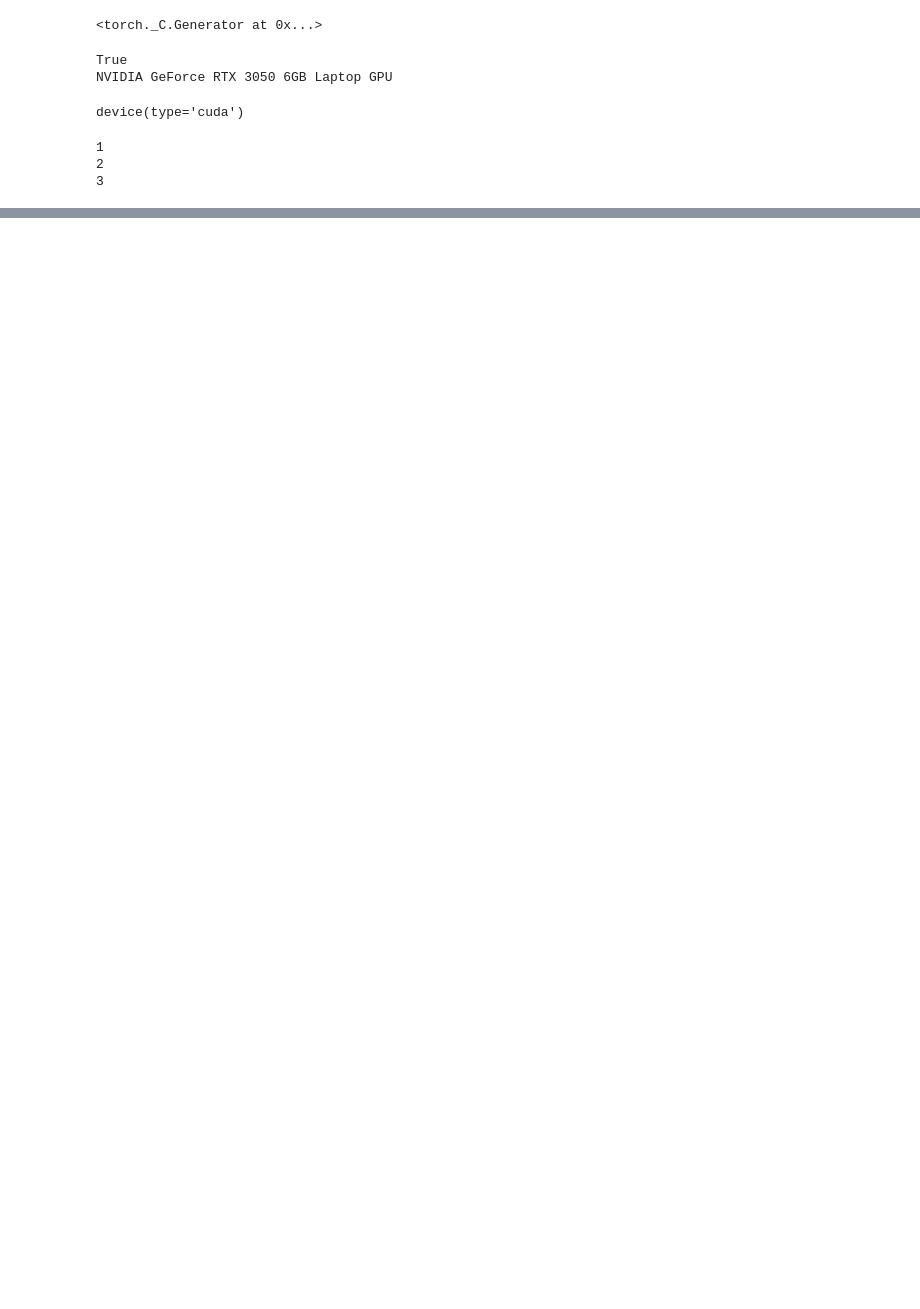
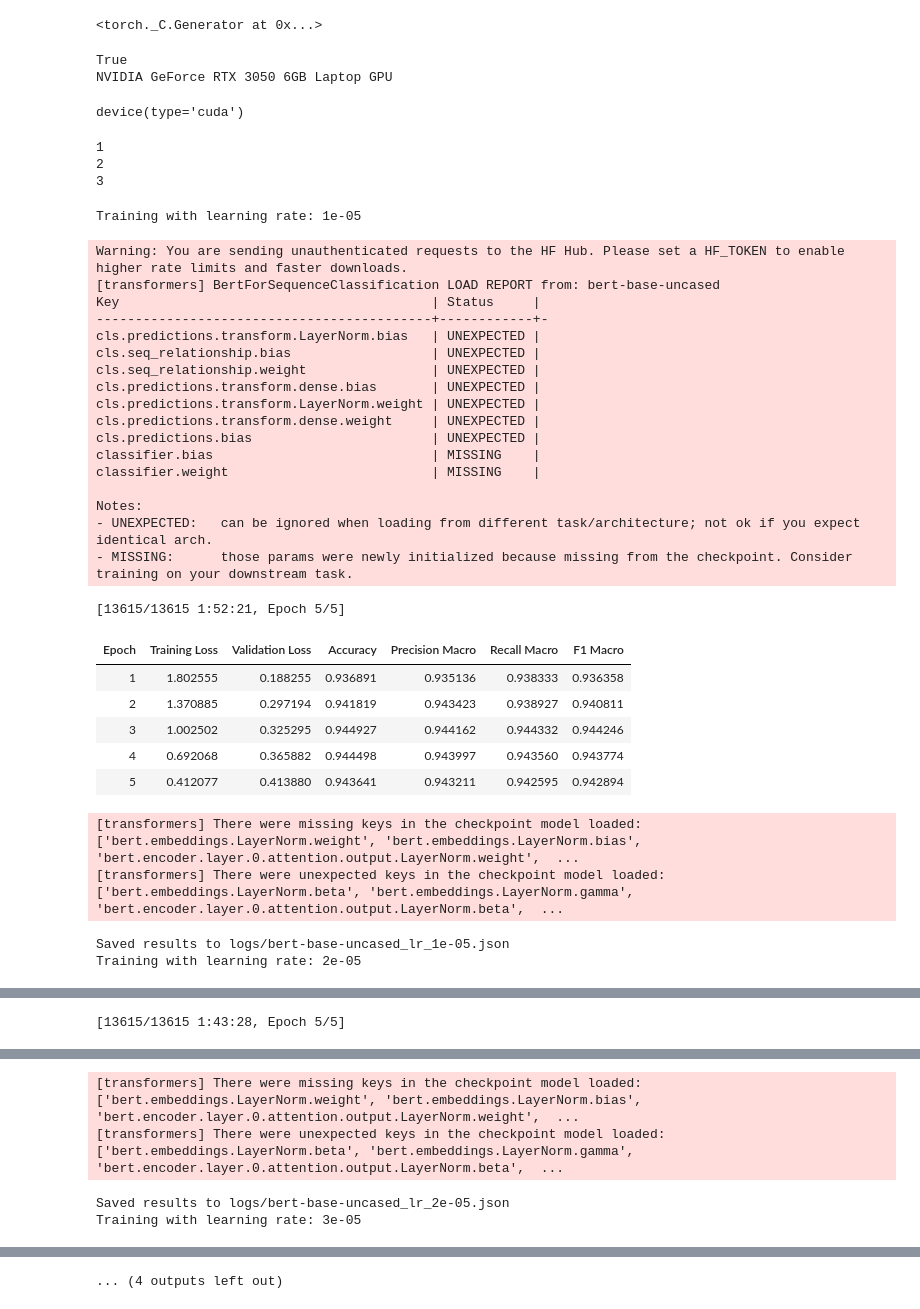
Before and after one commit to takiboti2/fakenewsclassification-demo, a Jupyter notebook: DistilBERT_model.ipynb, the cells around one changed output, grey strips where cells are left out. Saved outputs shown, nothing was run; the diff lists cells and outputs as text; code cells hidden in the pictures; blank space fills up the shorter version.

```diff
--- a/DistilBERT_model.ipynb
+++ b/DistilBERT_model.ipynb
@@ -58,5 +62,5 @@ def tokenize_dataset(x, y):
 # %%
-ds_train, ds_val = tokenize_dataset(X_train, y_train), tokenize_dataset(X_val, y_val)
+ds_train, ds_val = tokenize_dataset(X_train, y_train, "bert-base-uncased"), tokenize_dataset(X_val, y_val, "bert-base-uncased")
 # %%
 import numpy as np
 from sklearn.metrics import accuracy_score, precision_recall_fscore_support
@@ -85,18 +89,23 @@ from transformers import (
     DataCollatorWithPadding,
 )
 
+import torch
 import gc
+import json
+from pathlib import Path
 
-def training_loop(learning_rate):
-    print(f"training with learning rate {learning_rate}")
 
-    model = init_model()
+def training_loop(learning_rate, model_name, per_device_train_batch_size, gradient_accumulation_step):
+    print(f"Training with learning rate: {learning_rate}")
+
+    model = init_model(model_name)
+
     training_args = TrainingArguments(
-        output_dir=f"models/distilbert_{learning_rate}",
+        output_dir=f"models/{model_name}_{learning_rate}",
         learning_rate=learning_rate,
-        per_device_train_batch_size=4,
+        per_device_train_batch_size=per_device_train_batch_size,
         per_device_eval_batch_size=4,
-        gradient_accumulation_steps=4,
+        gradient_accumulation_steps=gradient_accumulation_step,
         num_train_epochs=5,
         weight_decay=0.01,
         fp16=torch.cuda.is_available(),
@@ -105,11 +114,12 @@ def training_loop(learning_rate):
         load_best_model_at_end=True,
         metric_for_best_model="f1_macro",
         greater_is_better=True,
-        save_total_limit=2,
-        logging_steps=100,
+        save_total_limit=5,
+        logging_strategy="epoch",
         report_to="none",
         seed=42,
     )
+    tokenizer = AutoTokenizer.from_pretrained(model_name)
 
     trainer = Trainer(
         model=model,
@@ -120,7 +130,11 @@ def training_loop(learning_rate):
         data_collator=DataCollatorWithPadding(tokenizer),
         compute_metrics=compute_metrics,
     )
+
     trainer.train()
+
+    results = []
+
     for log in trainer.state.log_history:
         if "eval_f1_macro" in log:
             results.append({
@@ -133,6 +147,17 @@ def training_loop(learning_rate):
                 "val_f1": log["eval_f1_macro"],
             })
 
+    # Create logs directory if necessary
+    Path("logs").mkdir(parents=True, exist_ok=True)
+
+    # Save a separate JSON file for each learning rate
+    log_path = f"logs/{model_name}_lr_{learning_rate}.json"
+
+    with open(log_path, "w", encoding="utf-8") as f:
+        json.dump(results, f, indent=4)
+
+    print(f"Saved results to {log_path}")
+
     del trainer, model
     gc.collect()
 
@@ -140,3 +165,38 @@ def training_loop(learning_rate):
         torch.cuda.empty_cache()
 
     return results
+# %%
+ds_train, ds_val = tokenize_dataset(X_train, y_train, "bert-base-uncased"), tokenize_dataset(X_val, y_val, "bert-base-uncased")
+all_results = []
+for learning_rate in [1e-5, 2e-5, 3e-5]:
+    all_results.extend(training_loop(learning_rate, "bert-base-uncased", 2, 8))
+# %% [output]
+Training with learning rate: 1e-05
+Warning: You are sending unauthenticated requests to the HF Hub. Please set a HF_TOKEN to enable higher rate limits and faster downloads.
+[transformers] BertForSequenceClassification LOAD REPORT from: bert-base-uncased
+Key                                        | Status     |
+-------------------------------------------+------------+-
+cls.predictions.transform.LayerNorm.bias   | UNEXPECTED |
+cls.seq_relationship.bias                  | UNEXPECTED |
+cls.seq_relationship.weight                | UNEXPECTED |
+cls.predictions.transform.dense.bias       | UNEXPECTED |
+cls.predictions.transform.LayerNorm.weight | UNEXPECTED |
+cls.predictions.transform.dense.weight     | UNEXPECTED |
+cls.predictions.bias                       | UNEXPECTED |
+classifier.bias                            | MISSING    |
+classifier.weight                          | MISSING    |
+
+Notes:
+- UNEXPECTED:   can be ignored when loading from different task/architecture; not ok if you expect identical arch.
+- MISSING:      those params were newly initialized because missing from the checkpoint. Consider training on your downstream task.
+[13615/13615 1:52:21, Epoch 5/5]
+| Epoch | Training Loss | Validation Loss | Accuracy | Precision Macro | Recall Macro | F1 Macro |
+| 1 | 1.802555 | 0.188255 | 0.936891 | 0.935136 | 0.938333 | 0.936358 |
+| 2 | 1.370885 | 0.297194 | 0.941819 | 0.943423 | 0.938927 | 0.940811 |
+| 3 | 1.002502 | 0.325295 | 0.944927 | 0.944162 | 0.944332 | 0.944246 |
+| 4 | 0.692068 | 0.365882 | 0.944498 | 0.943997 | 0.943560 | 0.943774 |
+| 5 | 0.412077 | 0.413880 | 0.943641 | 0.943211 | 0.942595 | 0.942894 |
+[transformers] There were missing keys in the checkpoint model loaded: ['bert.embeddings.LayerNorm.weight', 'bert.embeddings.LayerNorm.bias', 'bert.encoder.layer.0.attention.output.LayerNorm.weight',  ...
+[transformers] There were unexpected keys in the checkpoint model loaded: ['bert.embeddings.LayerNorm.beta', 'bert.embeddings.LayerNorm.gamma', 'bert.encoder.layer.0.attention.output.LayerNorm.beta',  ...
+Saved results to logs/bert-base-uncased_lr_1e-05.json
+Training with learning rate: 2e-05
@@ -142,0 +219 @@ def training_loop(learning_rate):
+[13615/13615 1:43:28, Epoch 5/5]
@@ -142,0 +226,4 @@ def training_loop(learning_rate):
+[transformers] There were missing keys in the checkpoint model loaded: ['bert.embeddings.LayerNorm.weight', 'bert.embeddings.LayerNorm.bias', 'bert.encoder.layer.0.attention.output.LayerNorm.weight',  ...
+[transformers] There were unexpected keys in the checkpoint model loaded: ['bert.embeddings.LayerNorm.beta', 'bert.embeddings.LayerNorm.gamma', 'bert.encoder.layer.0.attention.output.LayerNorm.beta',  ...
+Saved results to logs/bert-base-uncased_lr_2e-05.json
+Training with learning rate: 3e-05
@@ -142,0 +247 @@ def training_loop(learning_rate):
+... (4 outputs left out)
```
Also changed, not shown: parts of 3 cells of this notebook, 6 other files.
